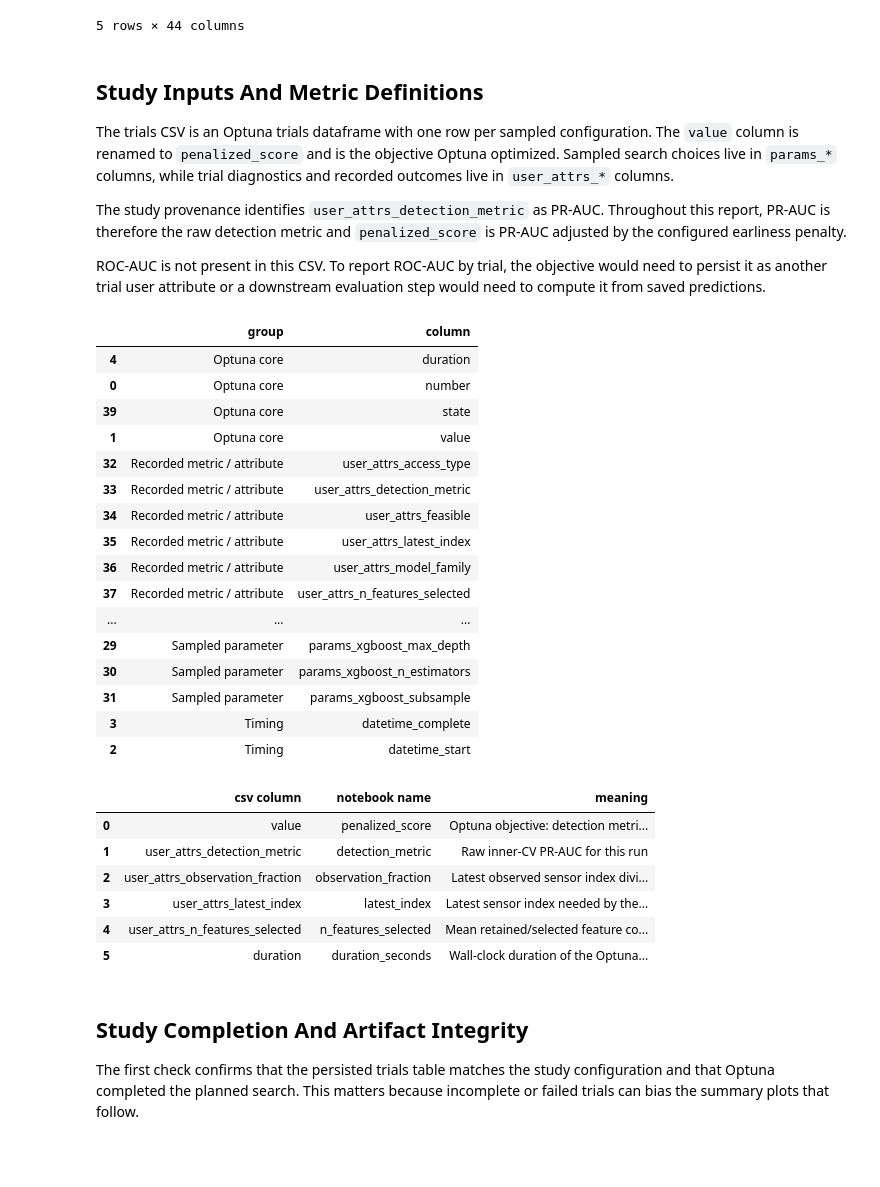
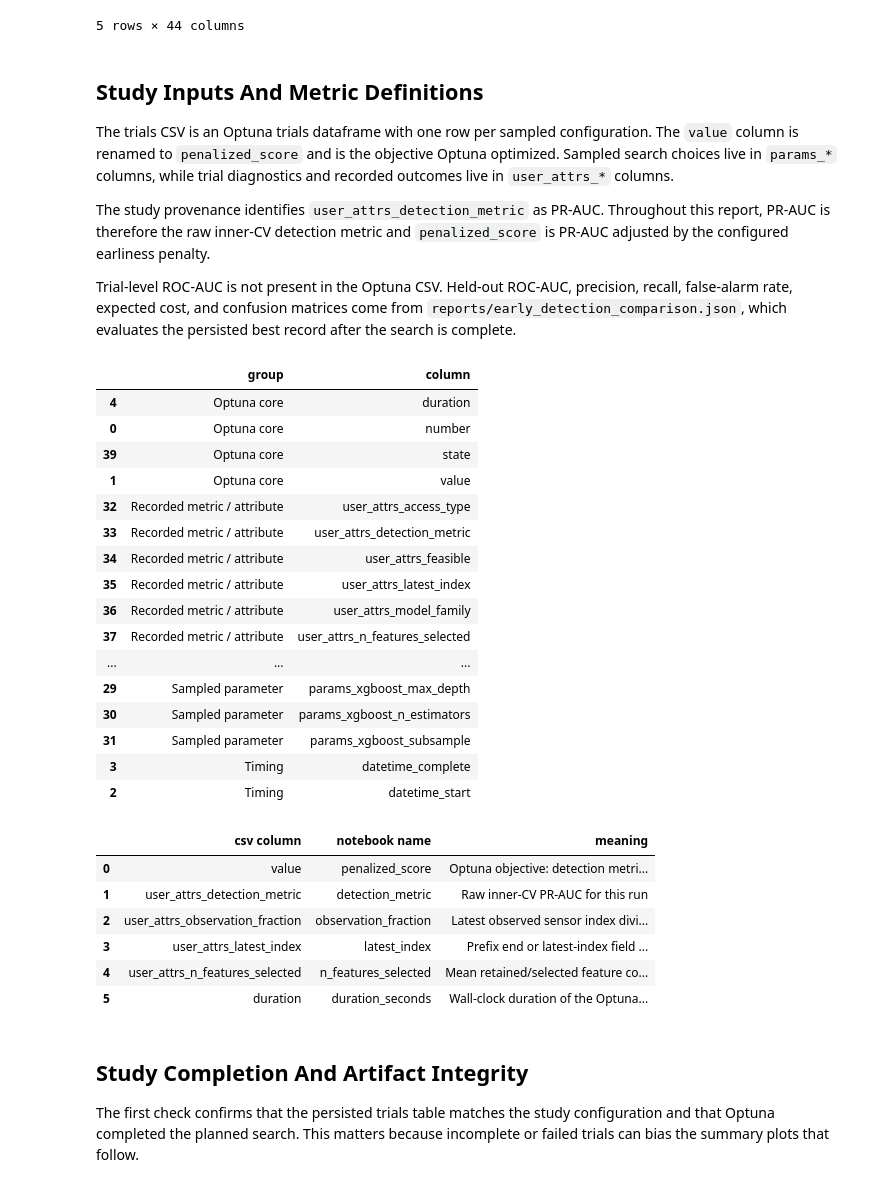
Before and after one commit to virgil-castillo/semiconductor-yield-root-cause, a Jupyter notebook: notebooks/05_early_detection.ipynb, the cells around one changed output. Saved outputs shown, nothing was run; the diff lists cells and outputs as text; code cells hidden in the pictures; blank space fills up the shorter version.

Commit message:
docs(early-detection): finalize study conclusions

```diff
--- a/notebooks/05_early_detection.ipynb
+++ b/notebooks/05_early_detection.ipynb
@@ -146,12 +158,13 @@ columns, while trial diagnostics and recorded outcomes live in
 `user_attrs_*` columns.
 
 The study provenance identifies `user_attrs_detection_metric` as PR-AUC.
-Throughout this report, PR-AUC is therefore the raw detection metric and
-`penalized_score` is PR-AUC adjusted by the configured earliness penalty.
+Throughout this report, PR-AUC is therefore the raw inner-CV detection metric
+and `penalized_score` is PR-AUC adjusted by the configured earliness penalty.
 
-ROC-AUC is not present in this CSV. To report ROC-AUC by trial, the
-objective would need to persist it as another trial user attribute or a
-downstream evaluation step would need to compute it from saved predictions.
+Trial-level ROC-AUC is not present in the Optuna CSV. Held-out ROC-AUC,
+precision, recall, false-alarm rate, expected cost, and confusion matrices come
+from `reports/early_detection_comparison.json`, which evaluates the persisted
+best record after the search is complete.
 # %%
 column_inventory = []
 for column in trials_raw.columns:
@@ -189,7 +202,7 @@ recorded_metrics = pd.DataFrame(
         {
             "csv column": "user_attrs_latest_index",
             "notebook name": "latest_index",
-            "meaning": "Latest sensor index needed by the sampled access pattern",
+            "meaning": "Prefix end or latest-index field needed by the sampled access pattern",
         },
         {
             "csv column": "user_attrs_n_features_selected",
@@ -199,34 +212,34 @@ recorded_metrics = pd.DataFrame(
         {
             "csv column": "duration",
             "notebook name": "duration_seconds",
             "meaning": "Wall-clock duration of the Optuna trial",
         },
     ]
 )
 display(recorded_metrics)
 # %% [output]
 |  | group | column |
 | 4 | Optuna core | duration |
 | 0 | Optuna core | number |
 | 39 | Optuna core | state |
 | 1 | Optuna core | value |
 | 32 | Recorded metric / attribute | user_attrs_access_type |
 | 33 | Recorded metric / attribute | user_attrs_detection_metric |
 | 34 | Recorded metric / attribute | user_attrs_feasible |
 | 35 | Recorded metric / attribute | user_attrs_latest_index |
 | 36 | Recorded metric / attribute | user_attrs_model_family |
 | 37 | Recorded metric / attribute | user_attrs_n_features_selected |
 | ... | ... | ... |
 | 29 | Sampled parameter | params_xgboost_max_depth |
 | 30 | Sampled parameter | params_xgboost_n_estimators |
 | 31 | Sampled parameter | params_xgboost_subsample |
 | 3 | Timing | datetime_complete |
 | 2 | Timing | datetime_start |
 |  | csv column | notebook name | meaning |
 | 0 | value | penalized_score | Optuna objective: detection metri... |
 | 1 | user_attrs_detection_metric | detection_metric | Raw inner-CV PR-AUC for this run |
 | 2 | user_attrs_observation_fraction | observation_fraction | Latest observed sensor index divi... |
-| 3 | user_attrs_latest_index | latest_index | Latest sensor index needed by the... |
+| 3 | user_attrs_latest_index | latest_index | Prefix end or latest-index field ... |
 | 4 | user_attrs_n_features_selected | n_features_selected | Mean retained/selected feature co... |
 | 5 | duration | duration_seconds | Wall-clock duration of the Optuna... |
 # %% [markdown]
```
Also changed, not shown: parts of 17 cells of this notebook, 2 other files.
